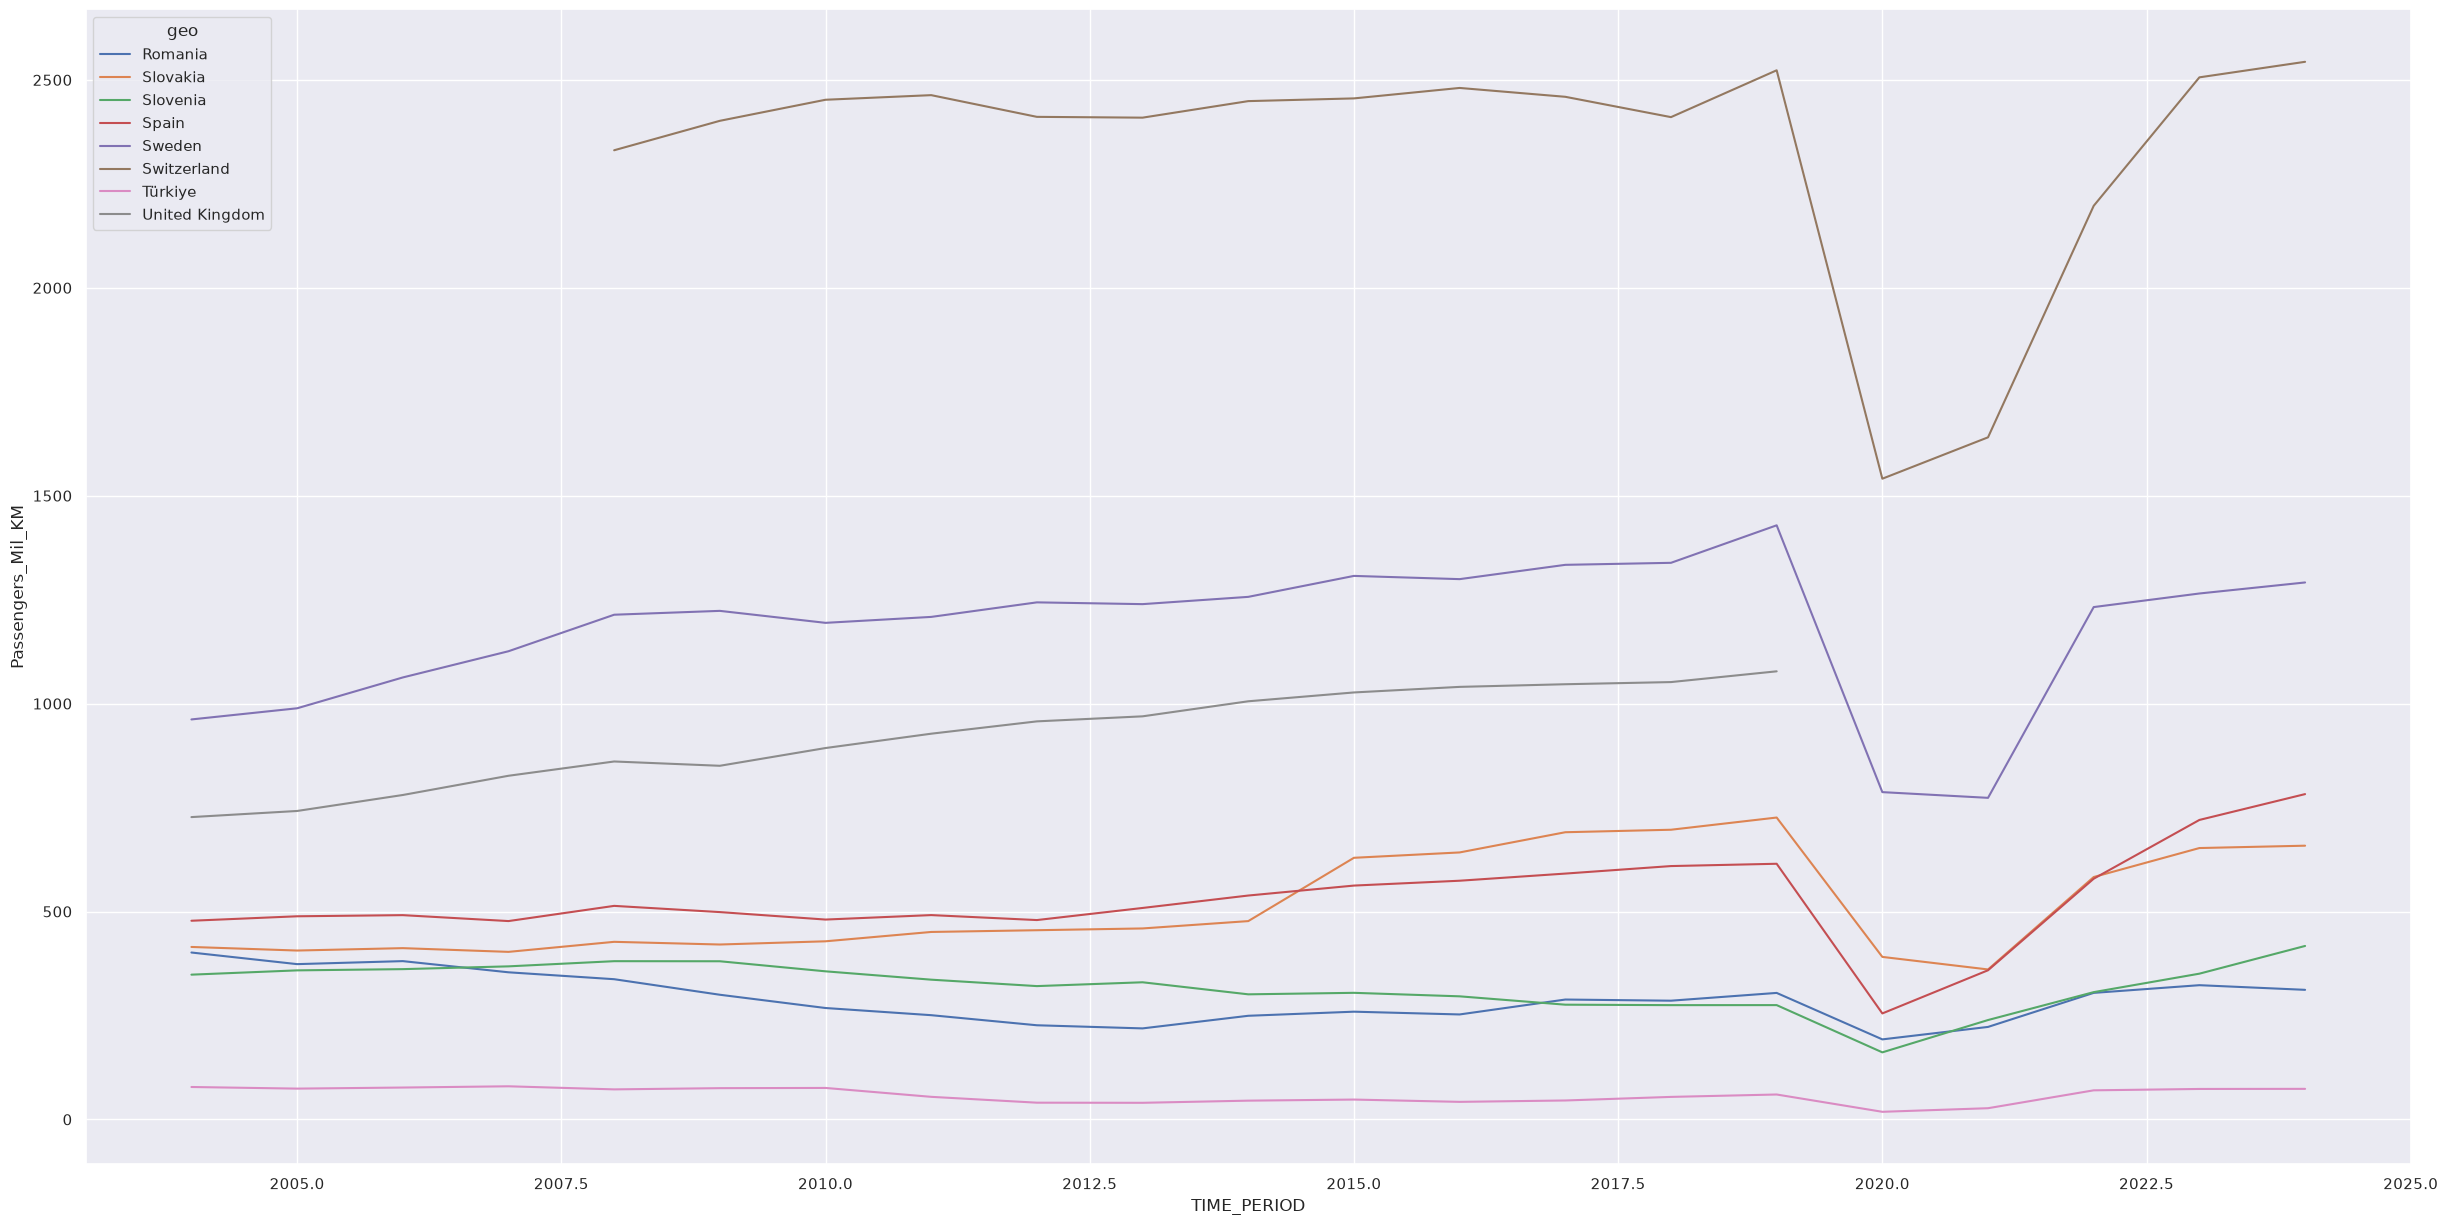
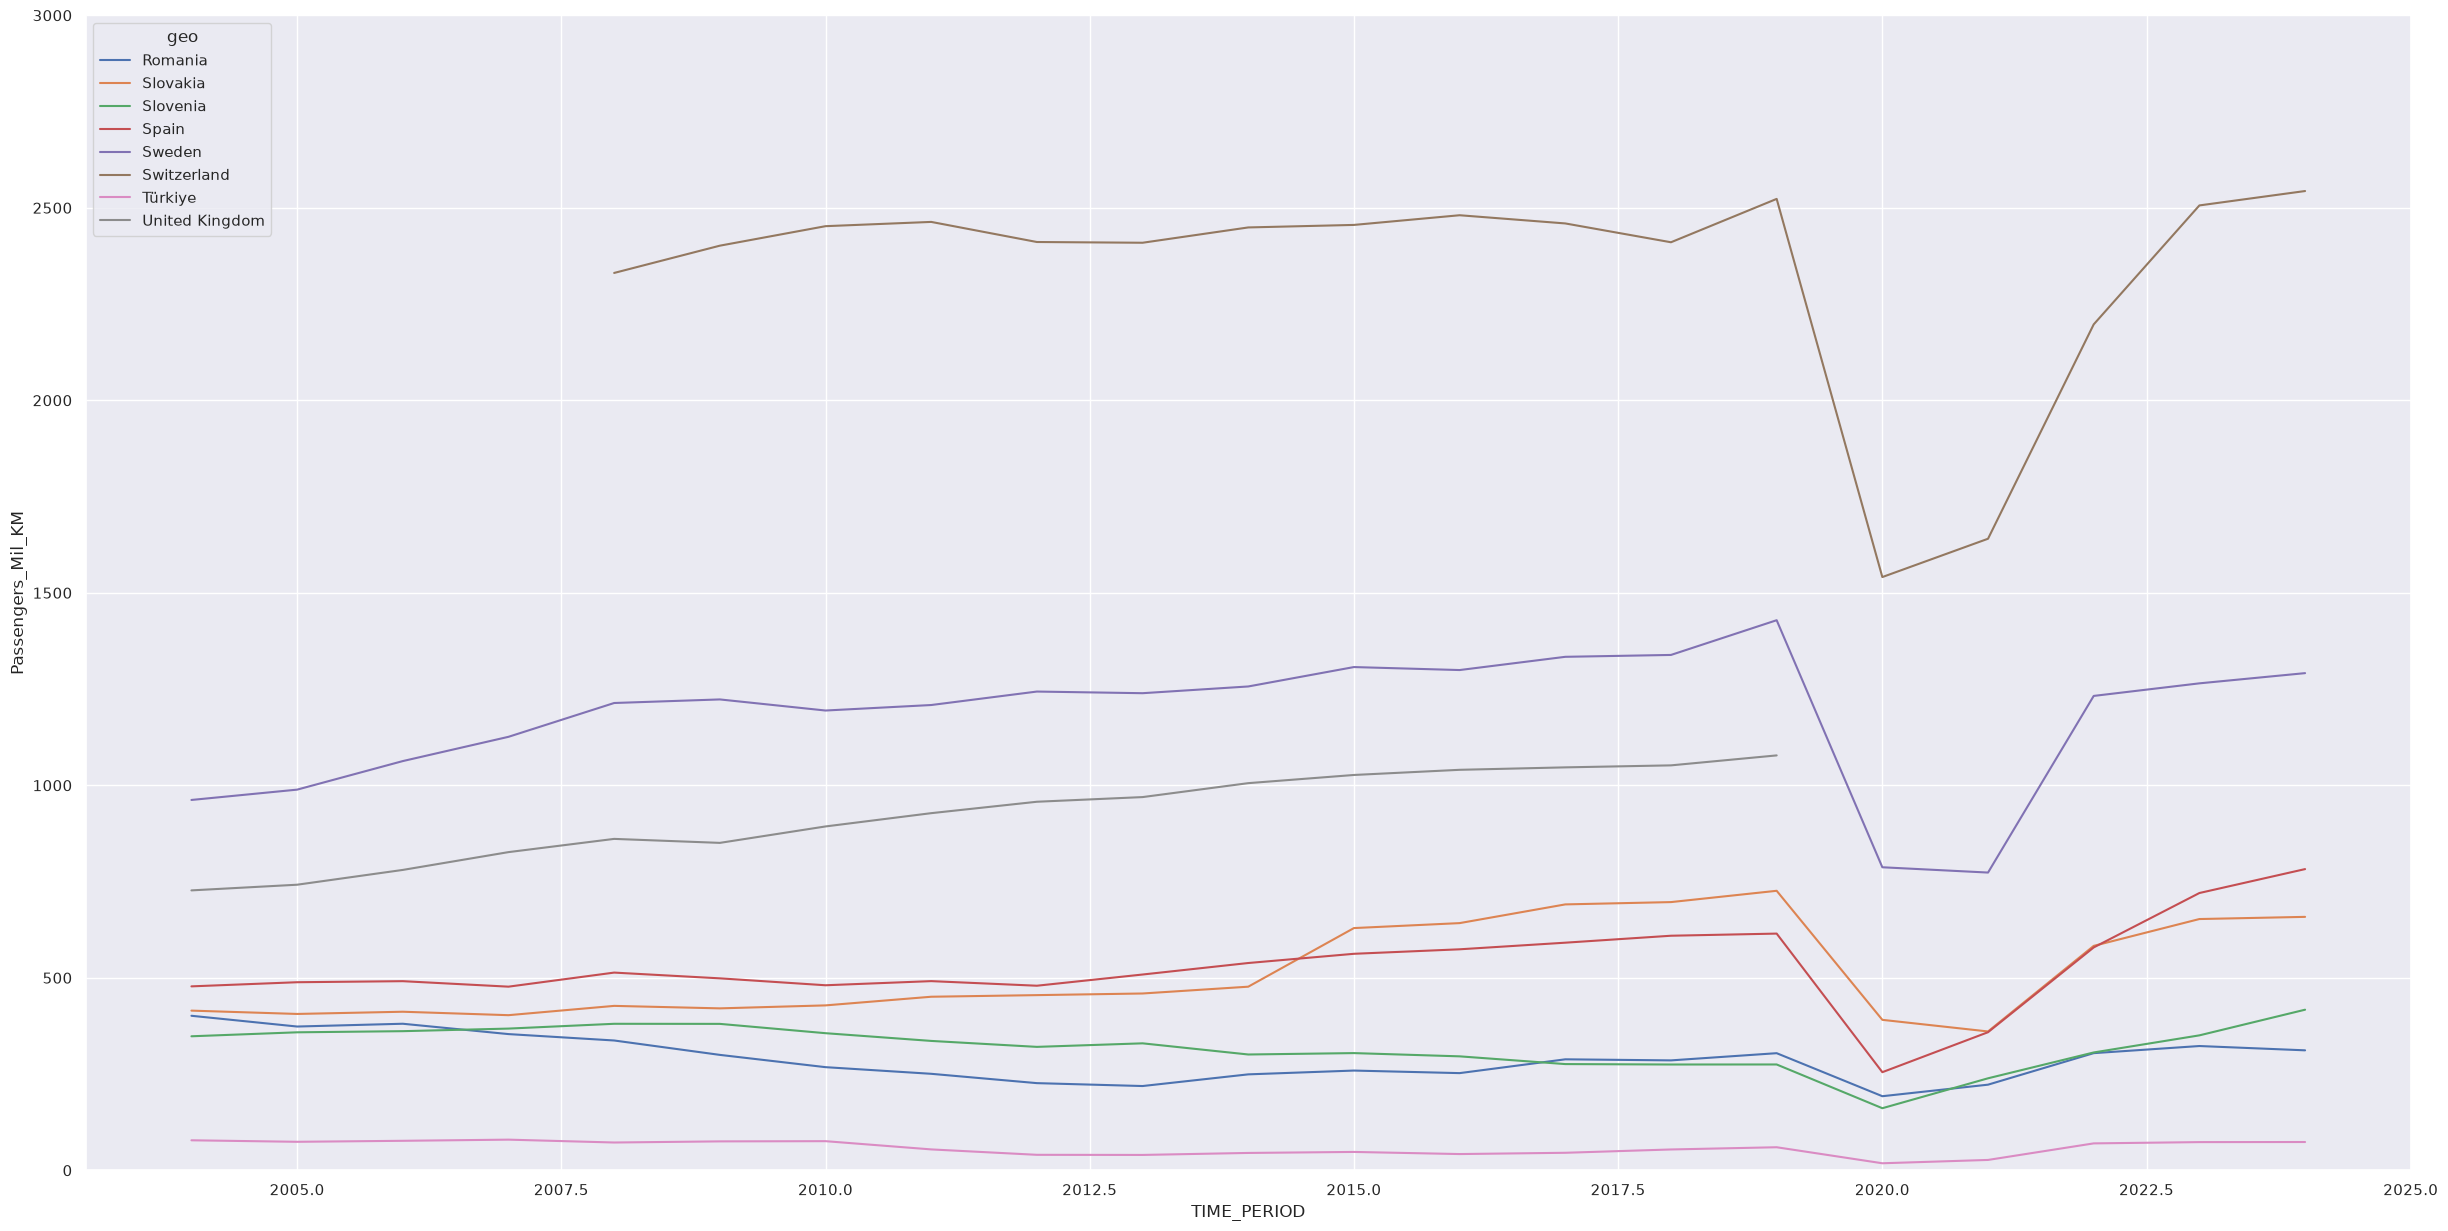
The notebook cell's code change between the first figure and the second:
--- before
+++ after
@@ -1 +1,2 @@
-sns.lineplot(get_subset(df3, 4), x='TIME_PERIOD', y='Passengers_Mil_KM', hue='geo')
+axis = sns.lineplot(get_subset(df3, 4), x='TIME_PERIOD', y='Passengers_Mil_KM', hue='geo')
+axis.set_ylim(0, 3000)scale

Commit: Add scale to plots